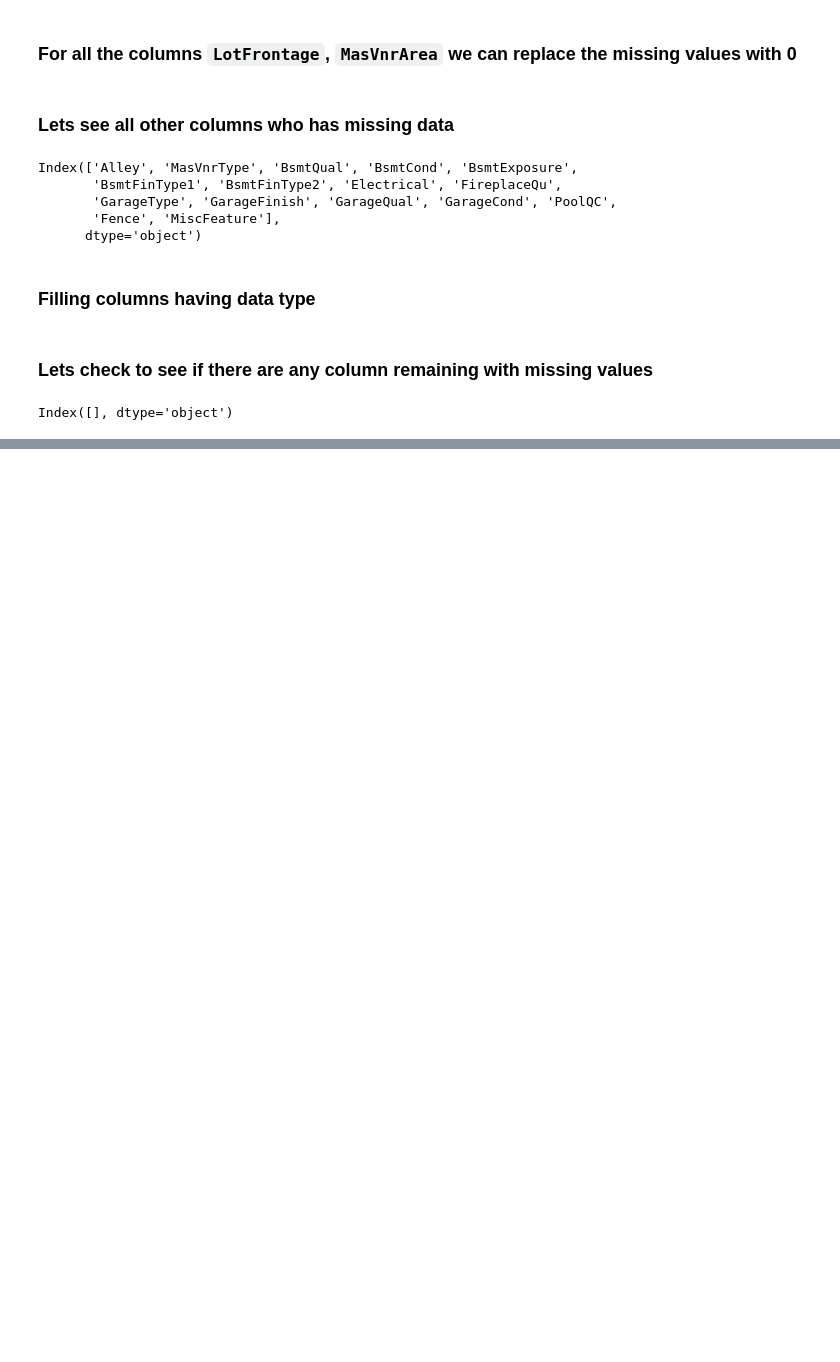
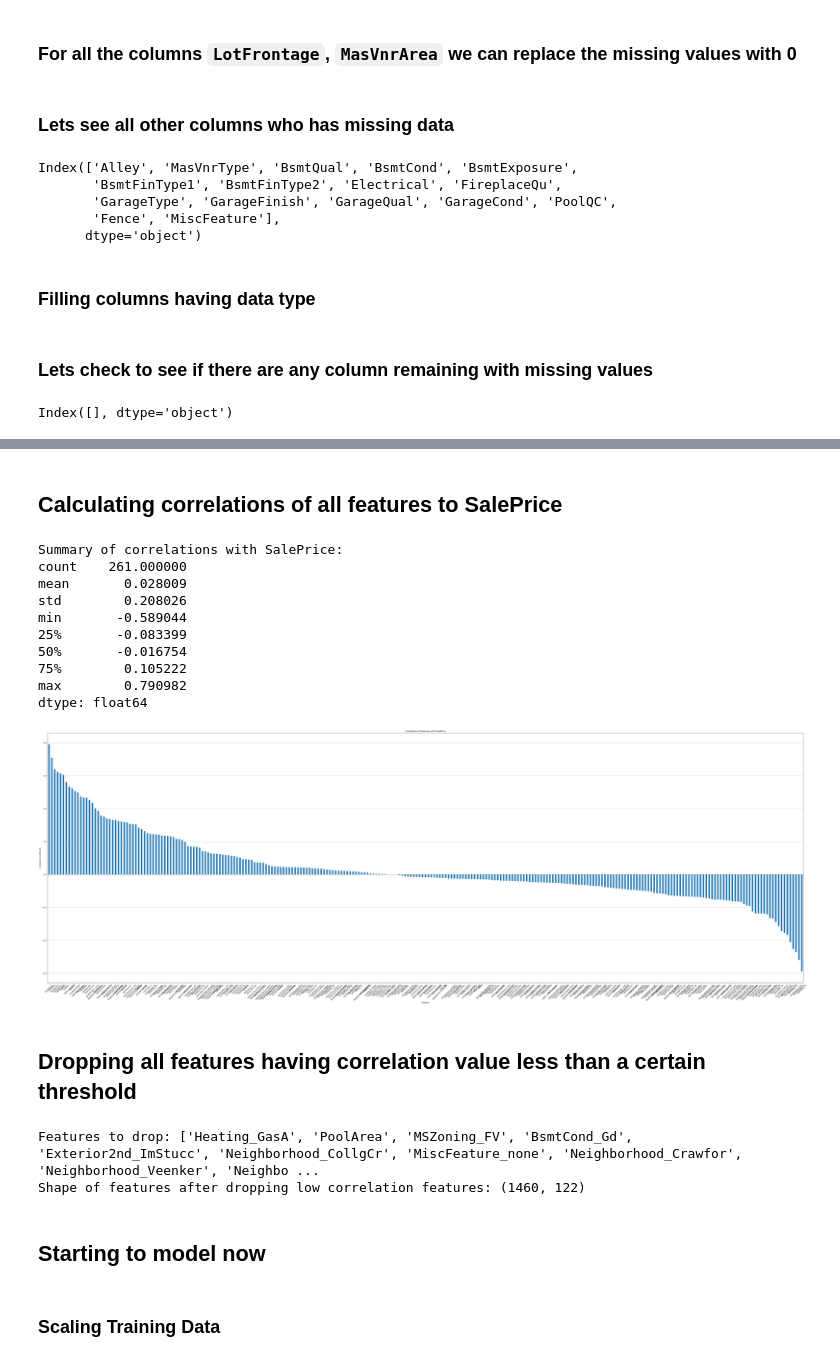
Before and after one commit to opticSquid/House-Price-Prediction, a Jupyter notebook: understand-data.ipynb, the cells around one changed output, grey strips where cells are left out. Cells and saved outputs as stored; diff of their text form; code cells hidden in the pictures; blank space fills up the shorter version.

```diff
--- a/understand-data.ipynb
+++ b/understand-data.ipynb
@@ -86,7 +96,7 @@ for col in cols_with_missing_vals:
     if col in ['LotFrontage', 'MasVnrArea']:
         train_data[col] = train_data[col].fillna(0)
     elif col == 'GarageYrBlt':
-        train_data[col] = train_data[col].fillna(train_data['GarageYrBlt'].mean())
+        train_data[col] = train_data[col].fillna(train_data['GarageYrBlt'].median())
 # %% [markdown]
 ### Lets see all other columns who has missing data
 # %%
@@ -111,0 +164,4 @@ Index([], dtype='object')
+# %%
+train_data_encoded = pd.get_dummies(train_data, drop_first=True)
+print(f"Shape of the encoded data: {train_data_encoded.shape}")
+train_data_encoded.head()
@@ -111,0 +177,44 @@ Index([], dtype='object')
+# %% [markdown]
+## Calculating correlations of all features to SalePrice
+# %%
+features_df = train_data_encoded.drop(columns=['SalePrice'])
+target_df = train_data_encoded['SalePrice']
+correlations_with_price = features_df.corrwith(target_df).sort_values(ascending=False)
+print("Summary of correlations with SalePrice:")
+print(correlations_with_price.describe())
+plt.figure(figsize=(75, 25))
+correlations_with_price.plot(kind='bar')
+plt.title('Correlation of Features with SalePrice')
+plt.grid(axis='y')
+plt.axhline(0, color='black', linewidth=0.8, linestyle='--')
+plt.xlabel('Features')
+plt.xticks(rotation=45)
+plt.ylabel('Correlation Coefficient')
+plt.show()
+# %% [output]
+Summary of correlations with SalePrice:
+count    261.000000
+mean       0.028009
+std        0.208026
+min       -0.589044
+25%       -0.083399
+50%       -0.016754
+75%        0.105222
+max        0.790982
+dtype: float64
+[figure, added]
+# %% [markdown]
+## Dropping all features having correlation value less than a certain threshold
+# %%
+## lets drop all the features with correlation less than 0.1
+features_to_drop = correlations_with_price[correlations_with_price.abs() < 0.1].index.tolist()
+print(f"Features to drop: {features_to_drop}")
+features_df = features_df.drop(columns=features_to_drop)
+print(f"Shape of features after dropping low correlation features: {features_df.shape}")
+# %% [output]
+Features to drop: ['Heating_GasA', 'PoolArea', 'MSZoning_FV', 'BsmtCond_Gd', 'Exterior2nd_ImStucc', 'Neighborhood_CollgCr', 'MiscFeature_none', 'Neighborhood_Crawfor', 'Neighborhood_Veenker', 'Neighbo ...
+Shape of features after dropping low correlation features: (1460, 122)
+# %% [markdown]
+## Starting to model now
+# %% [markdown]
+### Scaling Training Data
```
Also changed, not shown: parts of 15 cells of this notebook.
